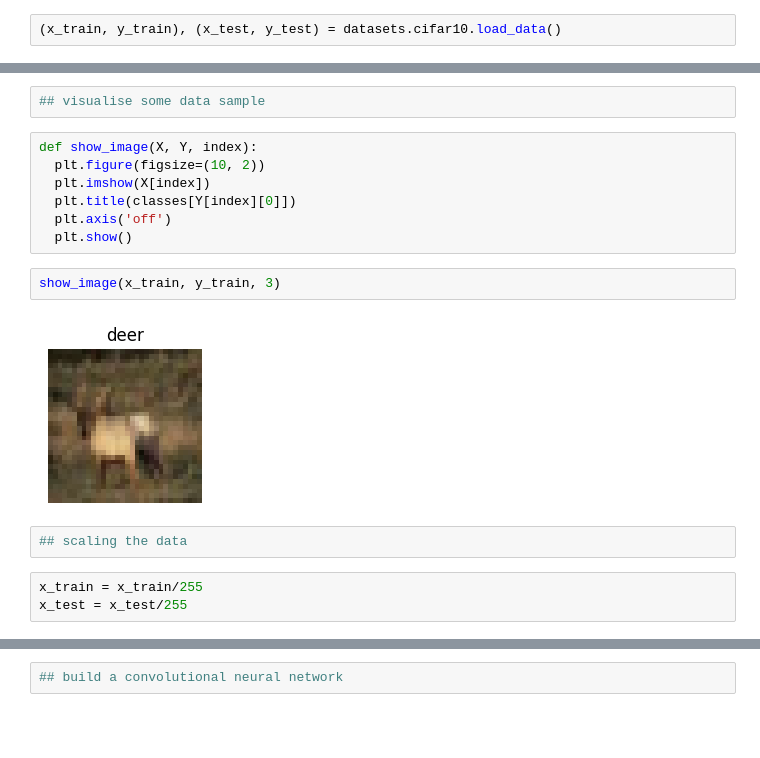
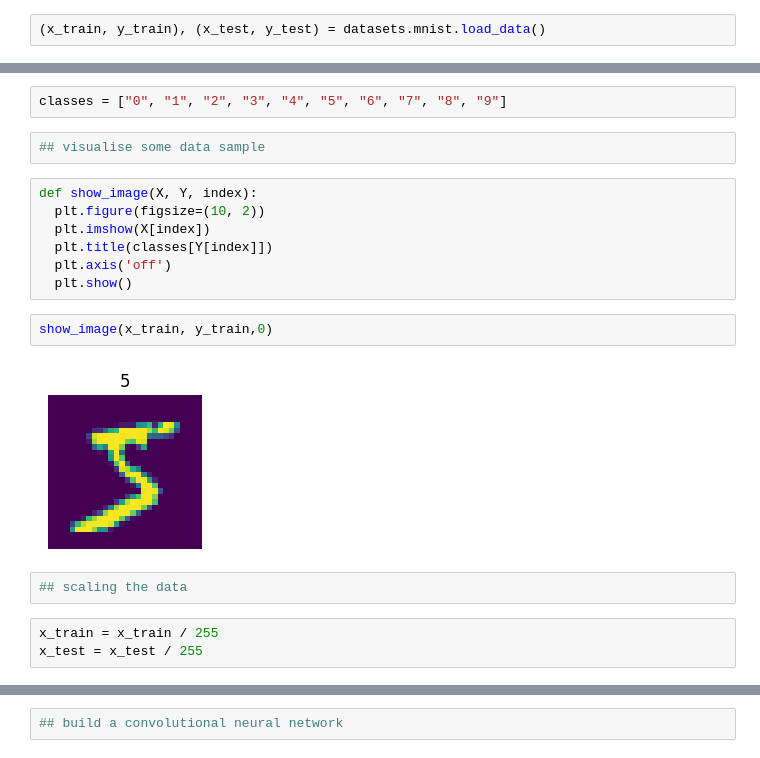
Before and after one commit to etebongibekwe-stack/Beam-shaping, a Jupyter notebook: CNN_IMAGE_detection.ipynb, the cells around one changed output, grey strips where cells are left out. Drawn from its saved outputs; the diff is of its cells as text; blank space fills up the shorter version.

```diff
--- a/CNN_IMAGE_detection.ipynb
+++ b/CNN_IMAGE_detection.ipynb
@@ -11,4 +11,4 @@ import seaborn as sns
 # %%
 ## load a dataset
 # %%
-(x_train, y_train), (x_test, y_test) = datasets.cifar10.load_data()
+(x_train, y_train), (x_test, y_test) = datasets.mnist.load_data()
@@ -39,18 +40,20 @@ classes = ['airplane', 'automobile', 'bird', 'cat', 'deer', 'dog', 'frog', 'hors
+# %%
+classes = ["0", "1", "2", "3", "4", "5", "6", "7", "8", "9"]
 # %%
 ## visualise some data sample
 # %%
 def show_image(X, Y, index):
   plt.figure(figsize=(10, 2))
   plt.imshow(X[index])
-  plt.title(classes[Y[index][0]])
+  plt.title(classes[Y[index]])
   plt.axis('off')
   plt.show()
 # %%
-show_image(x_train, y_train, 3)
+show_image(x_train, y_train,0)
 # %% [output]
-[figure, old version]
+[figure, new version]
 # %%
 ## scaling the data
 # %%
-x_train = x_train/255
-x_test = x_test/255
+x_train = x_train / 255
+x_test = x_test / 255
```
Also changed, not shown: parts of 9 cells of this notebook.
